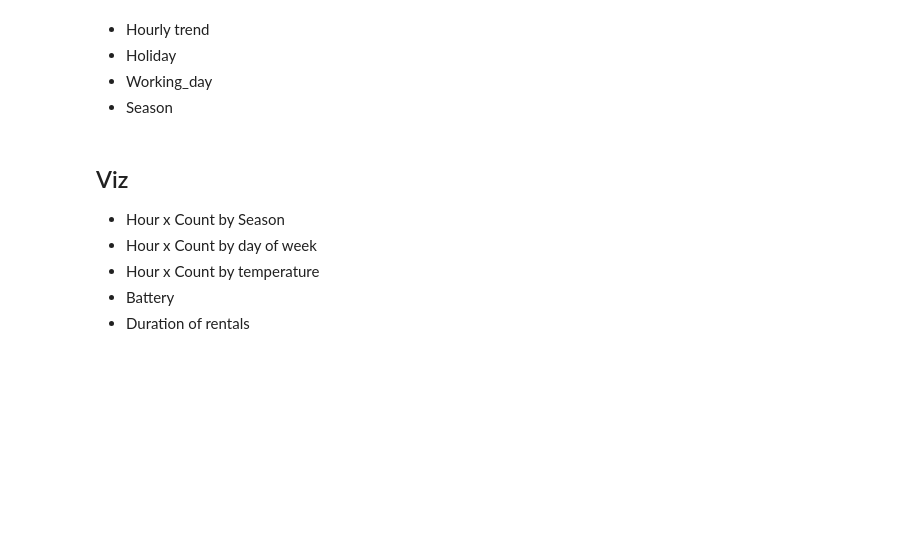
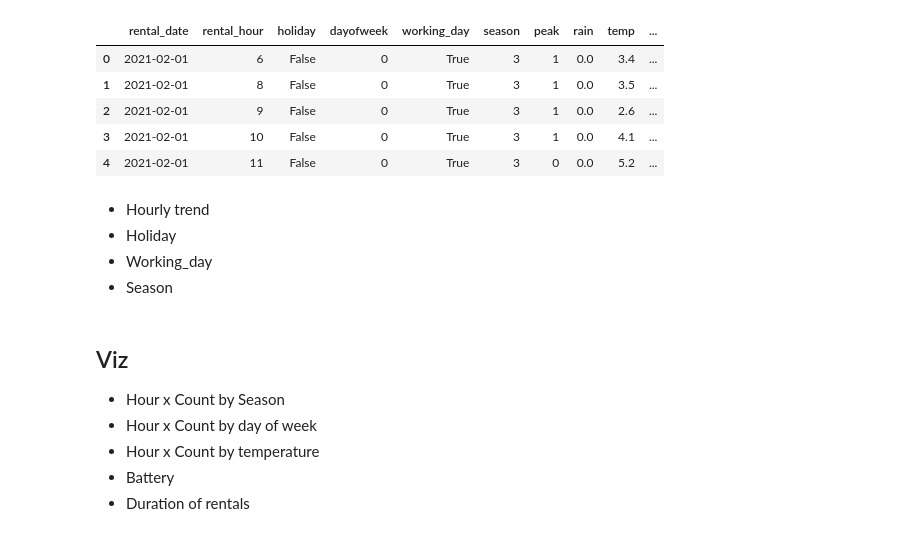
Before and after one commit to pessini/moby-bikes, a Jupyter notebook: notebooks/02-exploratory-data-analysis.ipynb, the cells around one changed output. Saved outputs shown, nothing was run; the diff lists cells and outputs as text; code cells hidden in the pictures; blank space fills up the shorter version.

```diff
--- a/notebooks/02-exploratory-data-analysis.ipynb
+++ b/notebooks/02-exploratory-data-analysis.ipynb
@@ -8,3 +22,15 @@
+# %%
+hourly_data = pd.read_csv('../data/interim/hourly_data.csv')
+all_data = pd.read_csv('../data/interim/all_data.csv')
+rentals = pd.read_csv('../data/interim/new_features_rentals.csv')
+hourly_data.head()
+# %% [output]
+|  | rental_date | rental_hour | holiday | dayofweek | working_day | season | peak | rain | temp | ... |
+| 0 | 2021-02-01 | 6 | False | 0 | True | 3 | 1 | 0.0 | 3.4 | ... |
+| 1 | 2021-02-01 | 8 | False | 0 | True | 3 | 1 | 0.0 | 3.5 | ... |
+| 2 | 2021-02-01 | 9 | False | 0 | True | 3 | 1 | 0.0 | 2.6 | ... |
+| 3 | 2021-02-01 | 10 | False | 0 | True | 3 | 1 | 0.0 | 4.1 | ... |
+| 4 | 2021-02-01 | 11 | False | 0 | True | 3 | 0 | 0.0 | 5.2 | ... |
 # %% [markdown]
 - Hourly trend
 - Holiday
```
Also changed, not shown: parts of 76 cells of this notebook, 3 other files.
